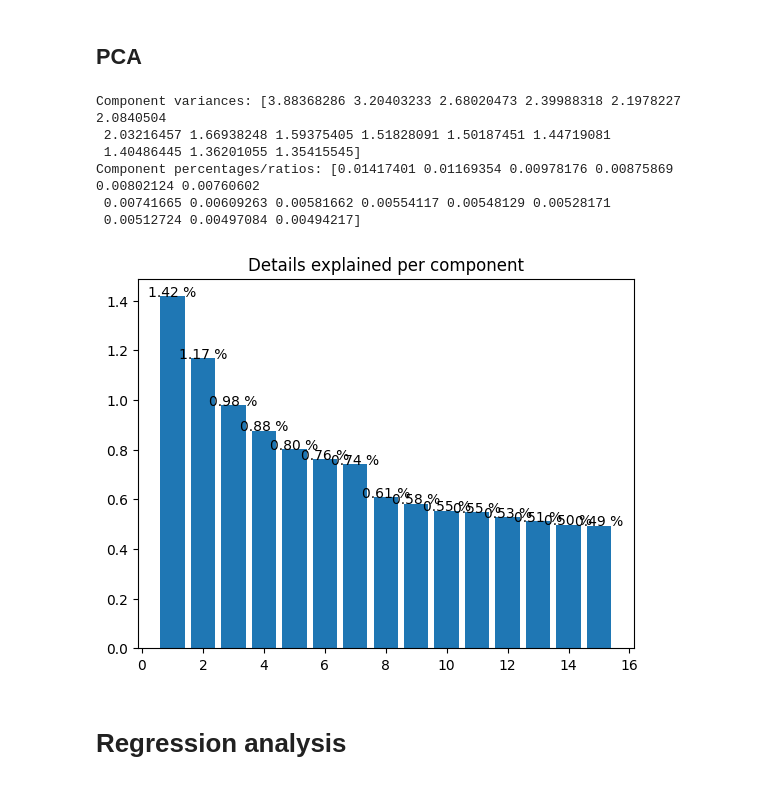
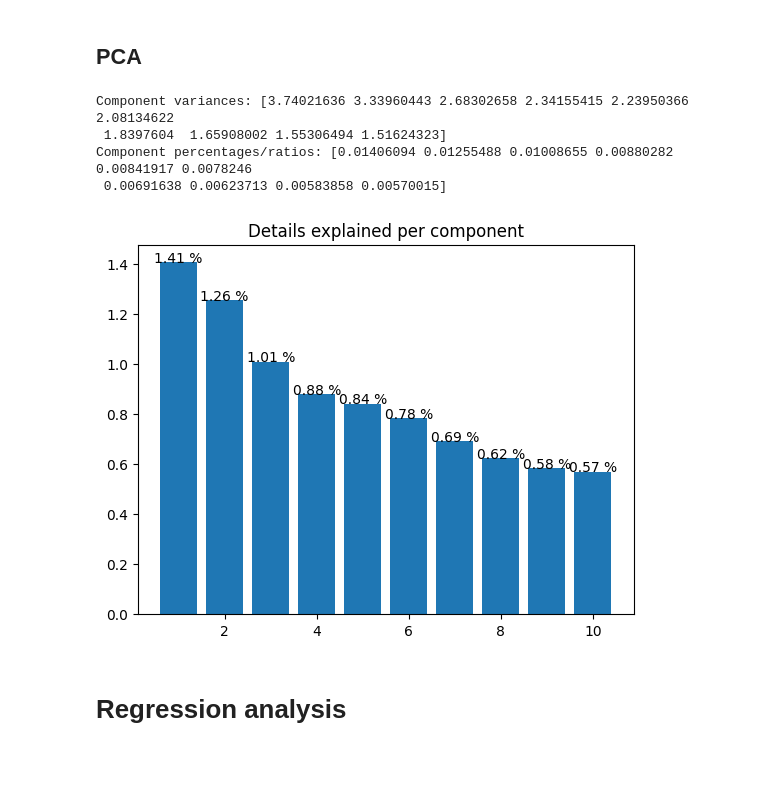
Before and after one commit to PBonvang/02807-Project, a Jupyter notebook: analysis.ipynb, the cells around one changed output. Saved outputs shown, nothing was run; the diff lists cells and outputs as text; code cells hidden in the pictures.

```diff
--- a/analysis.ipynb
+++ b/analysis.ipynb
@@ -84,2 +79,6 @@ Index(['constructionYear', 'reconstructionOrExtensionYear'], dtype='object')
 # %%
-ds_without_nans = ds_simple.drop(columns=nan_columns)
+ds_without_nans = ds_simple.dropna()
+# %%
+# Drop where property value = 0
+ds_without_nans = ds_without_nans.loc[ds_without_nans['propertyValue'] != 0.0]
+len(ds_without_nans)
@@ -88,48 +89,47 @@ ds_without_nans = ds_simple.drop(columns=nan_columns)
 # %%
 from sklearn.preprocessing import StandardScaler
 # %%
+# Prediction variable
+prediction_property = 'propertyValue'
+total_address_values = ds_without_nans[prediction_property]
+
 # Feature data
-feature_names = ds_without_nans.columns[ds_without_nans.columns != 'totalAddressValue']
+feature_names = ds_without_nans.columns[ds_without_nans.columns != prediction_property]
 feature_data = ds_without_nans[feature_names]
 
 scaler = StandardScaler()
 normalized_feature_data = scaler.fit_transform(feature_data)
-
-# Prediction variable
-total_address_values = ds_without_nans['totalAddressValue']
 # %% [markdown]
 ## PCA
 # %%
 from sklearn.decomposition import PCA
 # %%
-n_components = len(feature_names)
+n_components = 10 # len(feature_names)
 pca = PCA(n_components=n_components)
 transformed_ds = pca.fit_transform(normalized_feature_data)
 components = pca.components_
 # %%
-n_plotting_components = 15
+n_plotting_components = n_components
 def addlabels(x,y):
     for i in range(len(x)):
         plt.text(i+1, y[i], f"{y[i]:.2f} %", ha = 'center')
 
 variances = pca.explained_variance_
 variance_ratios = pca.explained_variance_ratio_
 print("Component variances:",variances[:n_plotting_components])
 print("Component percentages/ratios:",variance_ratios[:n_plotting_components])
 
 component_percentage = variance_ratios[:n_plotting_components]*100
 plt.bar(range(1,n_plotting_components +1), component_percentage)
 addlabels(range(1,n_plotting_components +1), component_percentage)
 plt.title("Details explained per component")
 plt.show()
 # %% [output]
-Component variances: [3.88368286 3.20403233 2.68020473 2.39988318 2.1978227  2.0840504
- 2.03216457 1.66938248 1.59375405 1.51828091 1.50187451 1.44719081
- 1.40486445 1.36201055 1.35415545]
-Component percentages/ratios: [0.01417401 0.01169354 0.00978176 0.00875869 0.00802124 0.00760602
- 0.00741665 0.00609263 0.00581662 0.00554117 0.00548129 0.00528171
- 0.00512724 0.00497084 0.00494217]
+Component variances: [3.74021636 3.33960443 2.68302658 2.34155415 2.23950366 2.08134622
+ 1.8397604  1.65908002 1.55306494 1.51624323]
+Component percentages/ratios: [0.01406094 0.01255488 0.01008655 0.00880282 0.00841917 0.0078246
+ 0.00691638 0.00623713 0.00583858 0.00570015]
-[figure, old version]
+[figure, new version]
 # %% [markdown]
 # Regression analysis
 # %%
```
Also changed, not shown: parts of 7 cells of this notebook.
